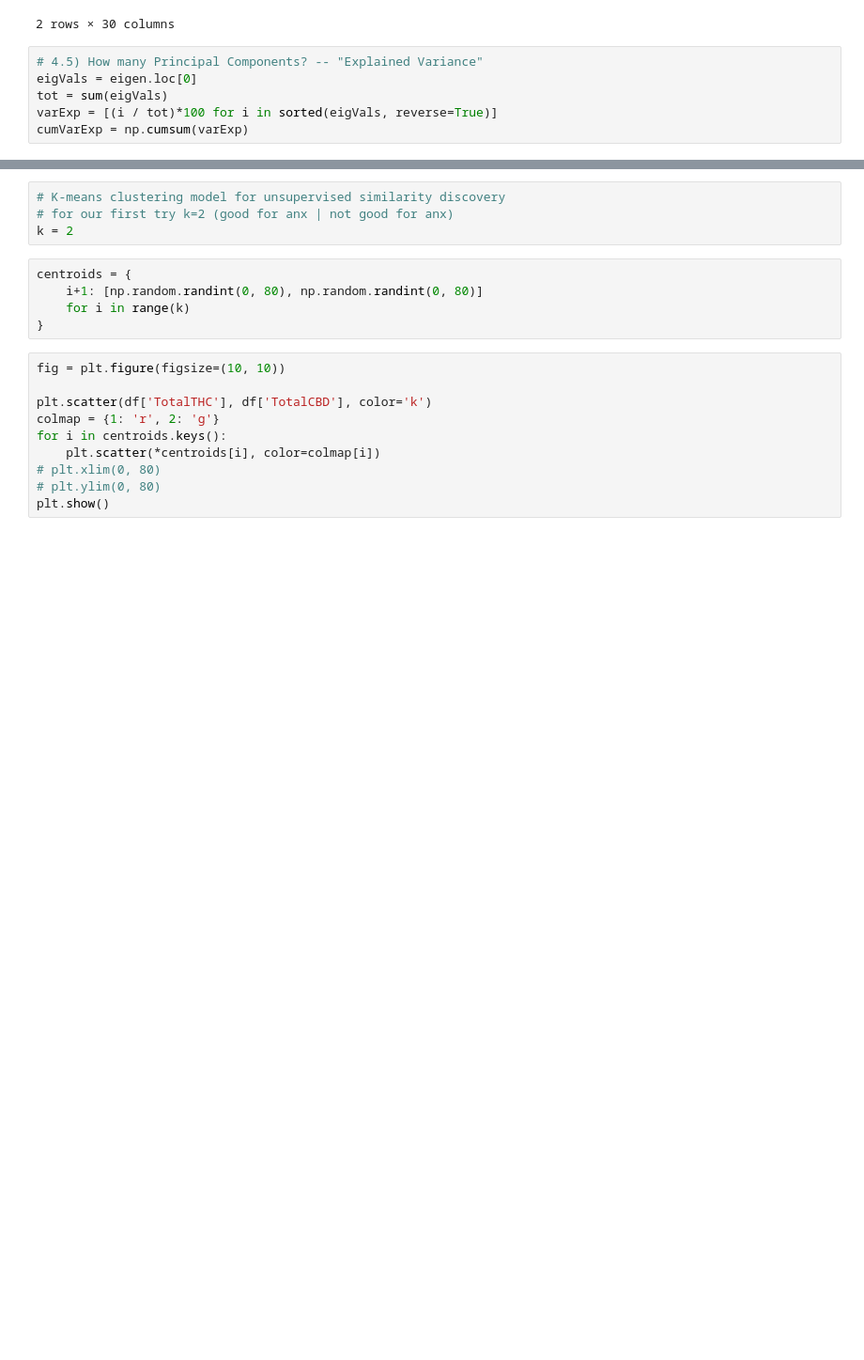
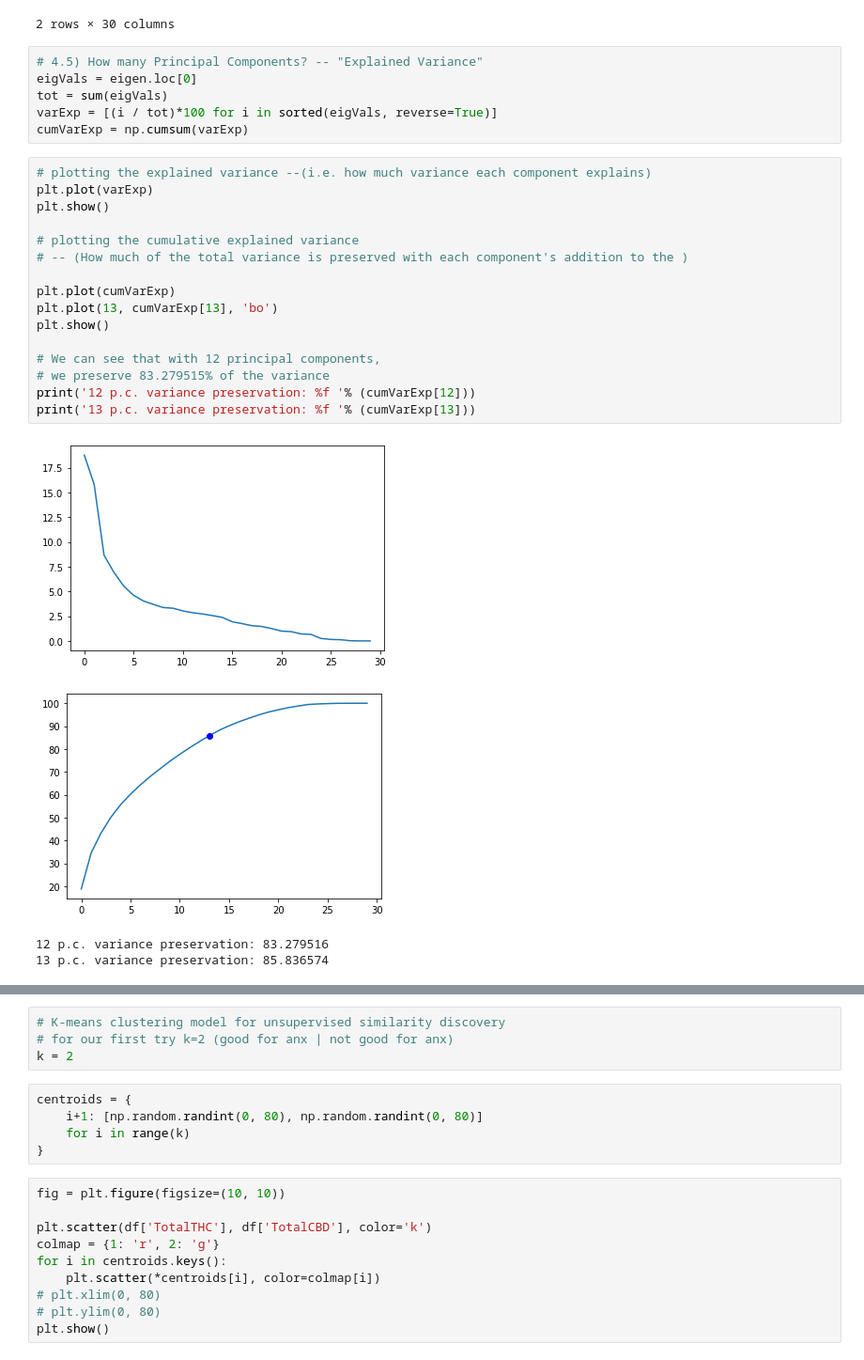
Before and after one commit to erichenschel/CannAnxi, a Jupyter notebook: CannAnxi.ipynb, the cells around one changed output, grey strips where cells are left out. Shown: that part at 94% size. Saved outputs shown, nothing was run; the diff lists cells and outputs as text; blank space fills up the shorter version.

```diff
--- a/CannAnxi.ipynb
+++ b/CannAnxi.ipynb
@@ -200,6 +171,27 @@ eigVals = eigen.loc[0]
 tot = sum(eigVals)
 varExp = [(i / tot)*100 for i in sorted(eigVals, reverse=True)]
 cumVarExp = np.cumsum(varExp)
+# %%
+# plotting the explained variance --(i.e. how much variance each component explains)
+plt.plot(varExp)
+plt.show()
+
+# plotting the cumulative explained variance
+# -- (How much of the total variance is preserved with each component's addition to the )
+
+plt.plot(cumVarExp)
+plt.plot(13, cumVarExp[13], 'bo')
+plt.show()
+
+# We can see that with 12 principal components,
+# we preserve 83.279515% of the variance
+print('12 p.c. variance preservation: %f '% (cumVarExp[12]))
+print('13 p.c. variance preservation: %f '% (cumVarExp[13]))
+# %% [output]
+[figure, added]
+[figure, added]
+12 p.c. variance preservation: 83.279516
+13 p.c. variance preservation: 85.836574
 # %%
 # 5. New matrix constructed with k eigenvectors,
 # reducing the original n-dim dataset into reduced k dimensions
```
Also changed, not shown: parts of 5 cells of this notebook.
